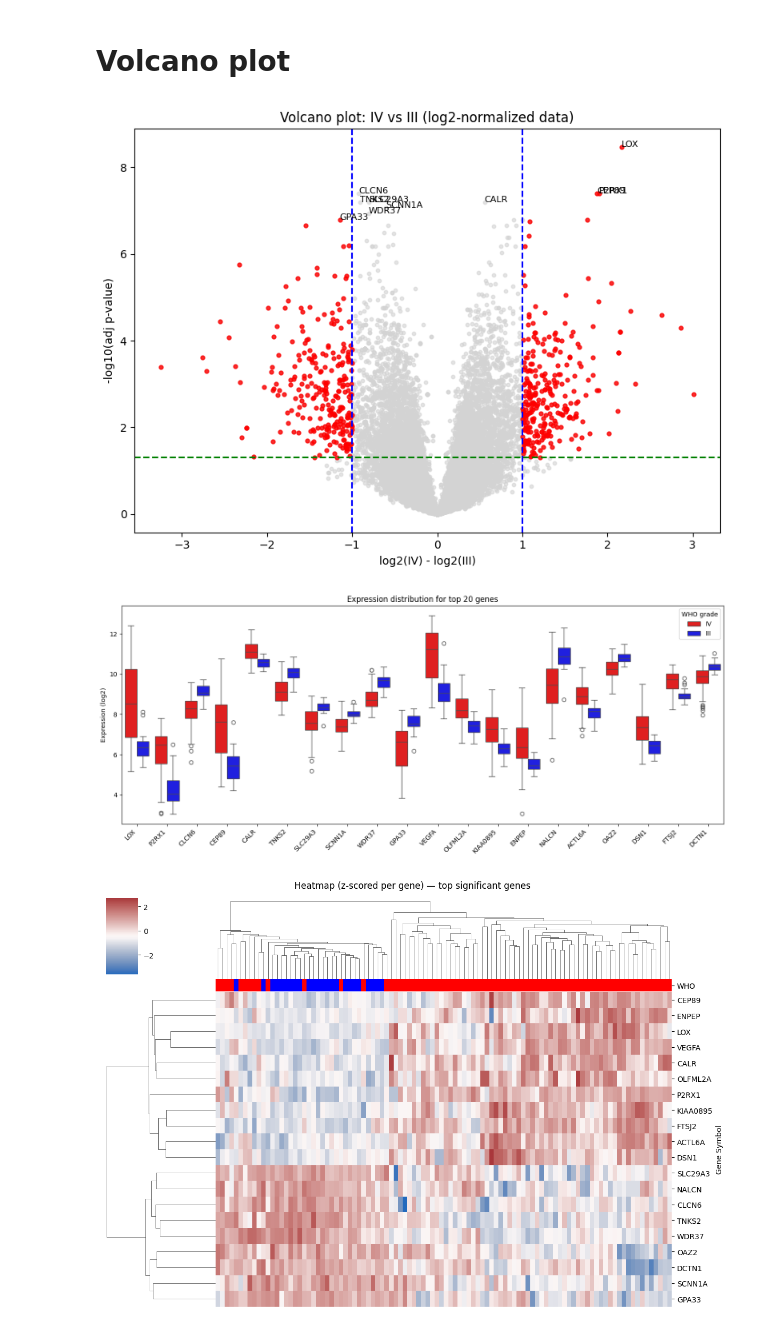
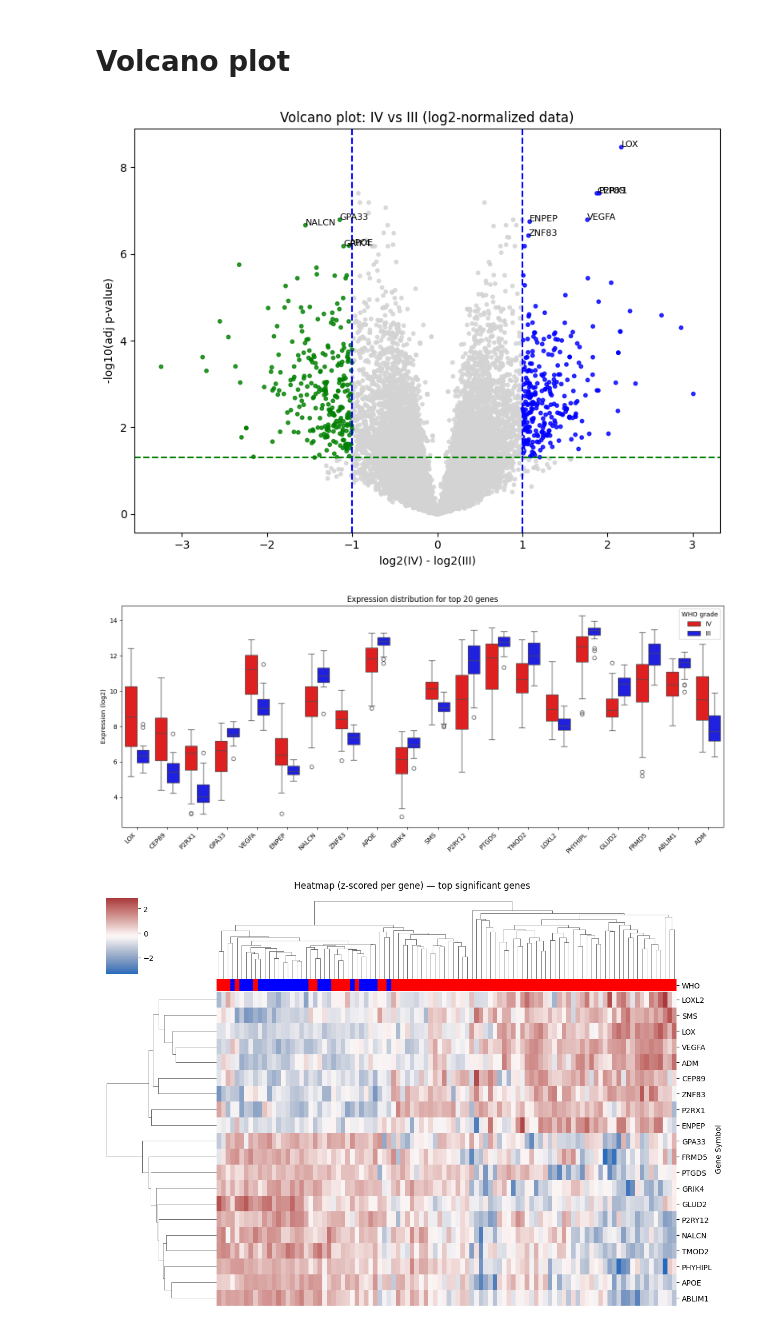
Before and after one commit to namtu06/BIO_RA, a Jupyter notebook: IIIandIV.ipynb, the cells around one changed output. Drawn from its saved outputs; the diff is of its cells as text; code cells hidden in the pictures.

Commit message:
fixed plotting parameters

```diff
--- a/IIIandIV.ipynb
+++ b/IIIandIV.ipynb
@@ -166,16 +166,19 @@ volcano = pd.DataFrame({
     "neg_log10_p": neg_log10_p
 })
 
-# plot
-plt.figure(figsize=(8,6))
-plt.scatter(volcano["log2FC"], volcano["neg_log10_p"], c="lightgray", s=10, alpha=0.6)
 
 # thresholds
 fc_thresh = 1.0
 p_thresh = 0.05
 sig_mask = (volcano["p_adj"] < p_thresh) & (volcano["log2FC"].abs() >= fc_thresh)
-plt.scatter(volcano.loc[sig_mask, "log2FC"], volcano.loc[sig_mask, "neg_log10_p"], c="red", s=12, alpha=0.8)
 
+# colors: significant down = green, significant up = blue, non-significant = lightgray
+colors = np.where(sig_mask, np.where(volcano["log2FC"] < 0, "green", "blue"), "lightgray")
+
+plt.figure(figsize=(8,6))
+plt.scatter(volcano["log2FC"], volcano["neg_log10_p"], c=colors, s=10, alpha=0.8)
+
+# optional: draw threshold lines
 plt.axvline(fc_thresh, color="blue", linestyle="--")
 plt.axvline(-fc_thresh, color="blue", linestyle="--")
 plt.axhline(-np.log10(p_thresh), color="green", linestyle="--")
@@ -185,14 +188,14 @@ plt.ylabel("-log10(adj p-value)")
 plt.title("Volcano plot: IV vs III (log2-normalized data)")
 plt.tight_layout()
 
-# annotate top hits
-top_hits = volcano.sort_values("p_adj").head(10)
+# annotate top significant hits only
+top_hits = volcano.loc[sig_mask].sort_values("p_adj").head(10)
 for gene, row in top_hits.iterrows():
     plt.text(row["log2FC"], row["neg_log10_p"], gene, fontsize=8)
 
 plt.show()
 # %% [output]
-[figure, old version]
+[figure, new version]
 # %%
 # Boxplots and heatmap selecting top genes from `volcano` (no external top_genes variable)
 import seaborn as sns
@@ -206,36 +209,39 @@ top_n = 20
 if "volcano" not in globals():
     raise RuntimeError("`volcano` not found — run the volcano cell first")
 
-# pick top genes by adjusted p-value (fallback to pval if p_adj missing)
+# pick only genes that meet both thresholds, then top by adjusted p-value
 pcol = "p_adj" if "p_adj" in volcano.columns else "pval"
-top_genes = volcano.sort_values(pcol).index[:top_n].tolist()
+sig_genes = volcano.loc[sig_mask]
+if sig_genes.empty:
+    raise RuntimeError("No genes meet the thresholds. Lower thresholds or check data.")
+top_genes = sig_genes.sort_values(pcol).index[:top_n].tolist()
 
 # Boxplot
 labels.name = "WHO"
 df_bp = X[top_genes].join(labels).reset_index().melt(id_vars=["index", "WHO"],
                                                      var_name="gene",
                                                      value_name="expr")
 plt.figure(figsize=(14,6))
 sns.boxplot(x="gene", y="expr", hue="WHO", data=df_bp,
             order=top_genes, palette={"III":"blue","IV":"red"})
 plt.xticks(rotation=45, ha="right")
 plt.xlabel("")
 plt.ylabel("Expression (log2)")
 plt.title(f"Expression distribution for top {len(top_genes)} genes")
 plt.legend(title="WHO grade")
 plt.tight_layout()
 plt.show()
 
 # Heatmap / clustermap (z-scored per gene)
 data_heat = X[top_genes].T  # genes x samples
 data_z = data_heat.subtract(data_heat.mean(axis=1), axis=0).div(data_heat.std(axis=1).replace(0,1), axis=0)
 
 col_colors = labels.map({"III":"blue","IV":"red"}).loc[data_z.columns]
 
 sns.clustermap(data_z, col_colors=col_colors, cmap="vlag", figsize=(12,8),
                xticklabels=False, yticklabels=True)
 plt.suptitle("Heatmap (z-scored per gene) — top significant genes", y=1.02)
 plt.show()
 # %% [output]
-[figure, old version]
+[figure, new version]
-[figure, old version]
+[figure, new version]
```
